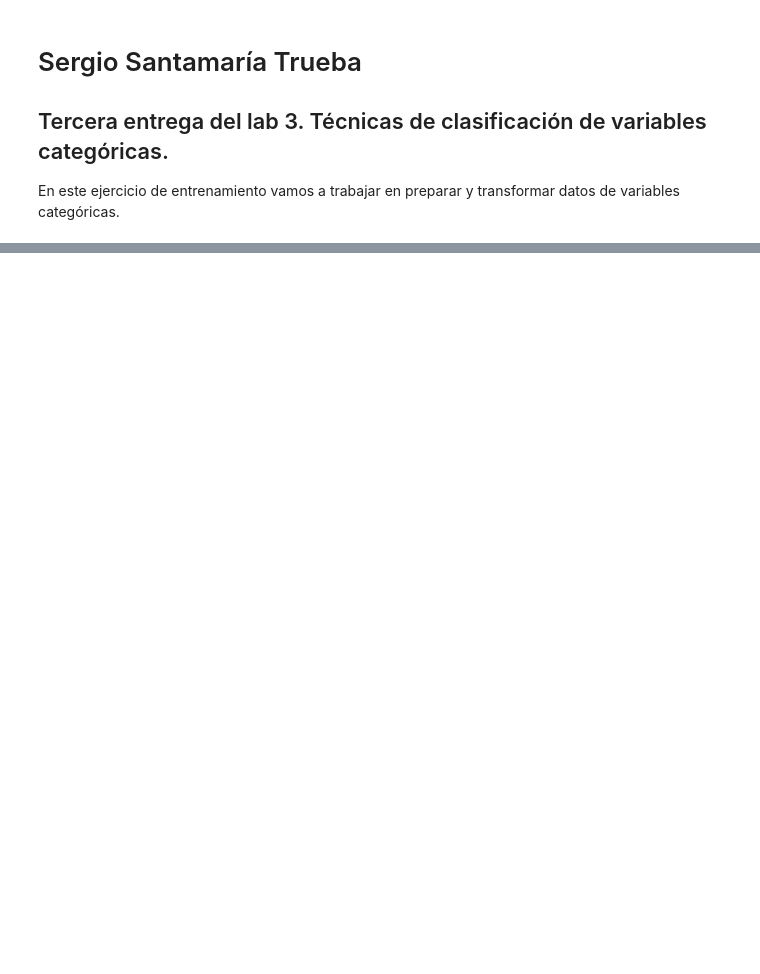
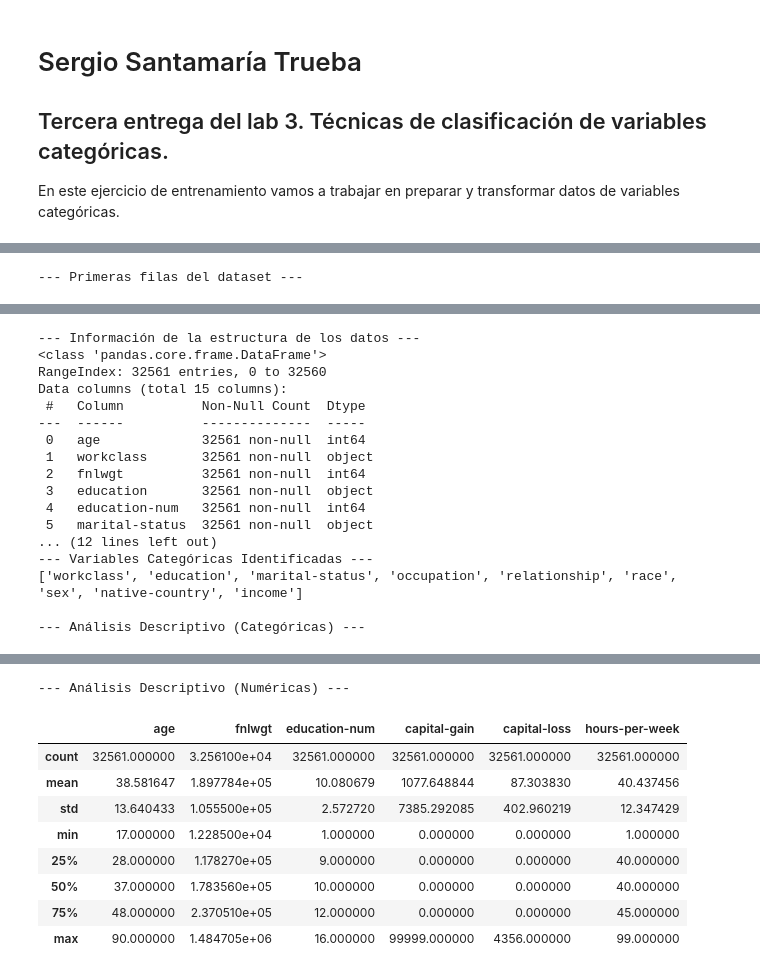
Before and after one commit to Sersantru/Lab3_3, a Jupyter notebook: machine_learning.ipynb, the cells around one changed output, grey strips where cells are left out. Drawn from its saved outputs; the diff is of its cells as text; code cells hidden in the pictures; blank space fills up the shorter version.

```diff
--- a/machine_learning.ipynb
+++ b/machine_learning.ipynb
@@ -35,6 +35,10 @@ print("Datos cargados correctamente. Forma del dataset:", df.shape)
 # 3. Análisis exploratorio de datos (EDA)
 print("--- Primeras filas del dataset ---")
 display(df.head())
+
+# Mostramos la estructura general, tipos de datos y valores nulos
+print("\n--- Información de la estructura de los datos ---")
+df.info()
 
 # Identificamos variables categóricas (tipo 'object') y numéricas
 var_categoricas = df.select_dtypes(include=['object']).columns.tolist()
@@ -45,3 +49,9 @@ print(var_categoricas)
 
 print("\n--- Análisis Descriptivo (Categóricas) ---")
 display(df[var_categoricas].describe())
+
+# Incluimos el describe de las numéricas
+print("\n--- Análisis Descriptivo (Numéricas) ---")
+display(df[var_numericas].describe())
+# %% [output]
+--- Primeras filas del dataset ---
@@ -47,0 +64,17 @@ display(df[var_categoricas].describe())
+--- Información de la estructura de los datos ---
+<class 'pandas.core.frame.DataFrame'>
+RangeIndex: 32561 entries, 0 to 32560
+Data columns (total 15 columns):
+ #   Column          Non-Null Count  Dtype
+---  ------          --------------  -----
+ 0   age             32561 non-null  int64
+ 1   workclass       32561 non-null  object
+ 2   fnlwgt          32561 non-null  int64
+ 3   education       32561 non-null  object
+ 4   education-num   32561 non-null  int64
+ 5   marital-status  32561 non-null  object
+... (12 lines left out)
+--- Variables Categóricas Identificadas ---
+['workclass', 'education', 'marital-status', 'occupation', 'relationship', 'race', 'sex', 'native-country', 'income']
+
+--- Análisis Descriptivo (Categóricas) ---
@@ -48 +86,11 @@ display(df[var_categoricas].describe())
+--- Análisis Descriptivo (Numéricas) ---
+|  | age | fnlwgt | education-num | capital-gain | capital-loss | hours-per-week |
+| count | 32561.000000 | 3.256100e+04 | 32561.000000 | 32561.000000 | 32561.000000 | 32561.000000 |
+| mean | 38.581647 | 1.897784e+05 | 10.080679 | 1077.648844 | 87.303830 | 40.437456 |
+| std | 13.640433 | 1.055500e+05 | 2.572720 | 7385.292085 | 402.960219 | 12.347429 |
+| min | 17.000000 | 1.228500e+04 | 1.000000 | 0.000000 | 0.000000 | 1.000000 |
+| 25% | 28.000000 | 1.178270e+05 | 9.000000 | 0.000000 | 0.000000 | 40.000000 |
+| 50% | 37.000000 | 1.783560e+05 | 10.000000 | 0.000000 | 0.000000 | 40.000000 |
+| 75% | 48.000000 | 2.370510e+05 | 12.000000 | 0.000000 | 0.000000 | 45.000000 |
+| max | 90.000000 | 1.484705e+06 | 16.000000 | 99999.000000 | 4356.000000 | 99.000000 |
 # %%
```
Also changed, not shown: parts of 7 cells of this notebook.
